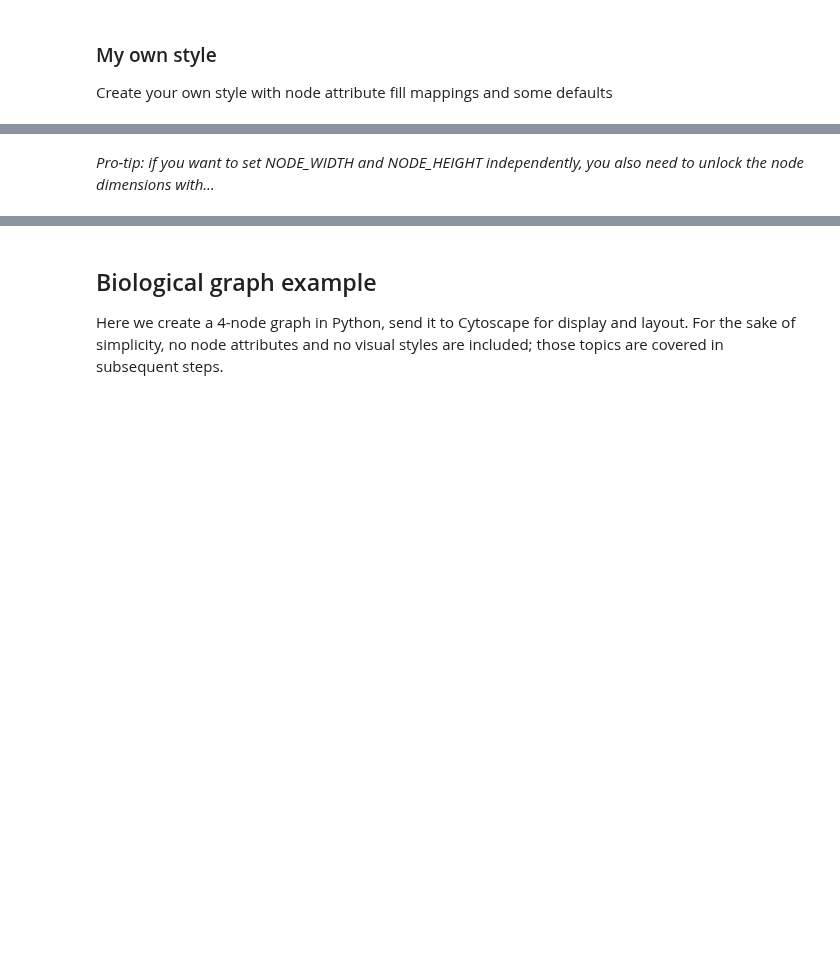
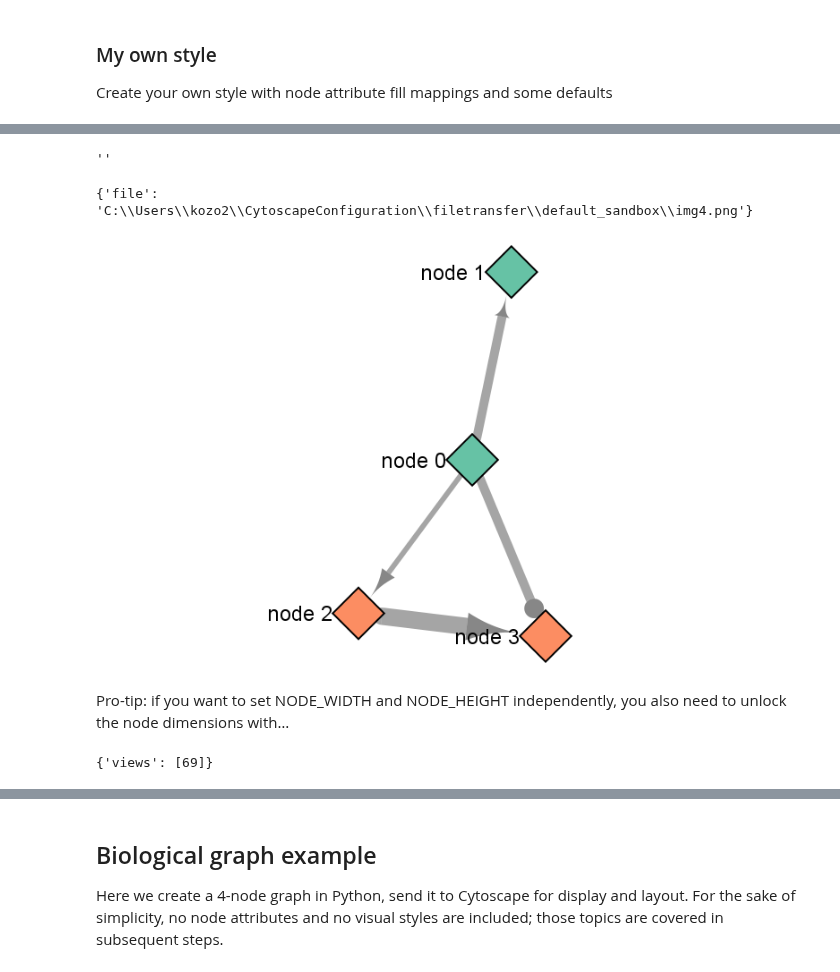
Before and after one commit to cytoscape/py4cytoscape, a Jupyter notebook: doc/tutorials/Overview-of-py4cytoscape.ipynb, the cells around one changed output, grey strips where cells are left out. Cells and saved outputs as stored; diff of their text form; code cells hidden in the pictures; blank space fills up the shorter version.

```diff
--- a/doc/tutorials/Overview-of-py4cytoscape.ipynb
+++ b/doc/tutorials/Overview-of-py4cytoscape.ipynb
@@ -73,4 +96,20 @@ p4c.set_visual_style(style_name)
+# %%
+from py4cytoscape import gen_node_color_map
+from py4cytoscape import gen_edge_arrow_map
+p4c.set_node_color_mapping(**gen_node_color_map('group', mapping_type='d', style_name=style_name))
+p4c.set_edge_target_arrow_shape_mapping(**gen_edge_arrow_map('interaction', style_name=style_name))
+# %% [output]
+''
+# %%
+img4 = p4c.export_image("img4.png")
+print(img4)
+display.Image(img4['file'])
+# %% [output]
+{'file': 'C:\\Users\\kozo2\\CytoscapeConfiguration\\filetransfer\\default_sandbox\\img4.png'}
+[figure, added]
 # %% [markdown]
-*Pro-tip: if you want to set NODE_WIDTH and NODE_HEIGHT independently, you also need to unlock the node dimensions with…*
+Pro-tip: if you want to set NODE_WIDTH and NODE_HEIGHT independently, you also need to unlock the node dimensions with…
 # %%
 p4c.lock_node_dimensions(False, style_name)
+# %% [output]
+{'views': [69]}
```
Also changed, not shown: parts of 65 cells of this notebook.
